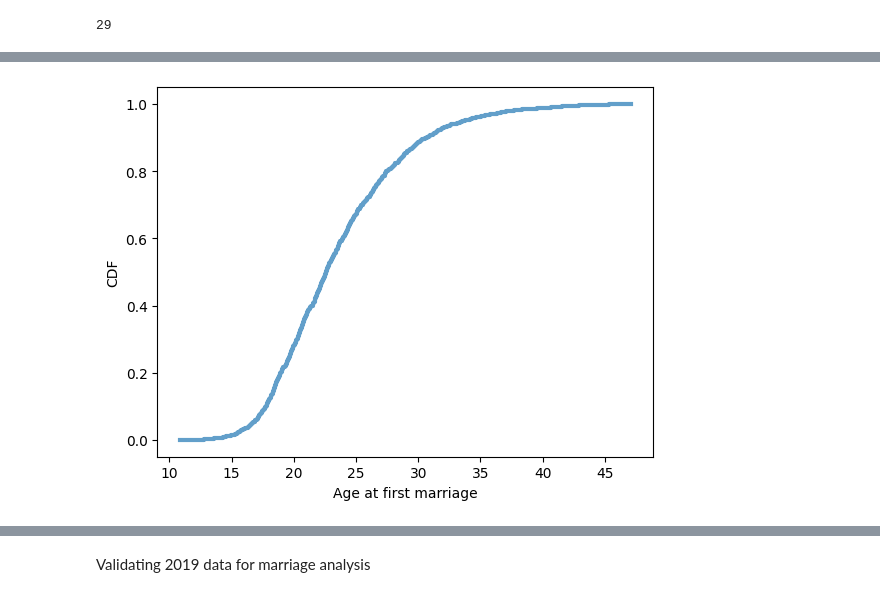
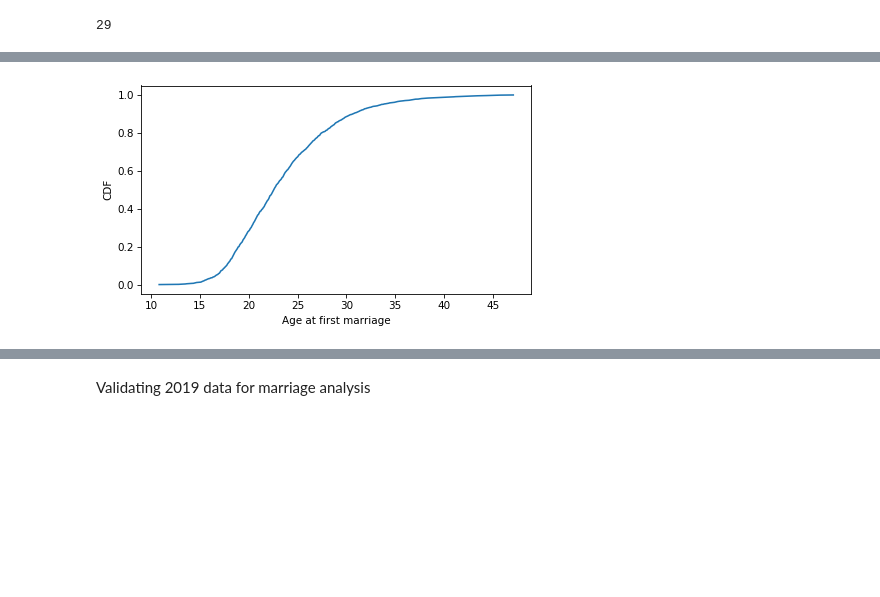
Before and after one commit to AllenDowney/MarriageNSFG, a Jupyter notebook: clean_nsfg.ipynb, the cells around one changed output, grey strips where cells are left out. Cells and saved outputs as stored; diff of their text form; code cells hidden in the pictures; blank space fills up the shorter version.

```diff
--- a/clean_nsfg.ipynb
+++ b/clean_nsfg.ipynb
@@ -21,3 +24,9 @@ import marriage
+# %%
+# Make the figures smaller to save some screen real estate.
+# The figures generated for the book have DPI 400, so scaling
+# them by a factor of 4 restores them to the size in the notebooks.
+plt.rcParams['figure.dpi'] = 75
+plt.rcParams['figure.figsize'] = [6, 3.5]
 # %% [markdown]
 Validating the 1982 data:
 # %%
@@ -701,6 +580,6 @@ thinkplot.Config(xlabel='Age', ylabel='CDF')
 # %%
-thinkplot.Cdf(Cdf(resp10.agemarry))
-thinkplot.Config(xlabel='Age at first marriage', ylabel='CDF')
+Cdf.from_seq(resp10.agemarry).plot()
+decorate(xlabel='Age at first marriage', ylabel='CDF')
 # %% [output]
-[figure, old version]
+[figure, new version]
 # %%
```
Also changed, not shown: parts of 38 cells of this notebook, 4 other files.
